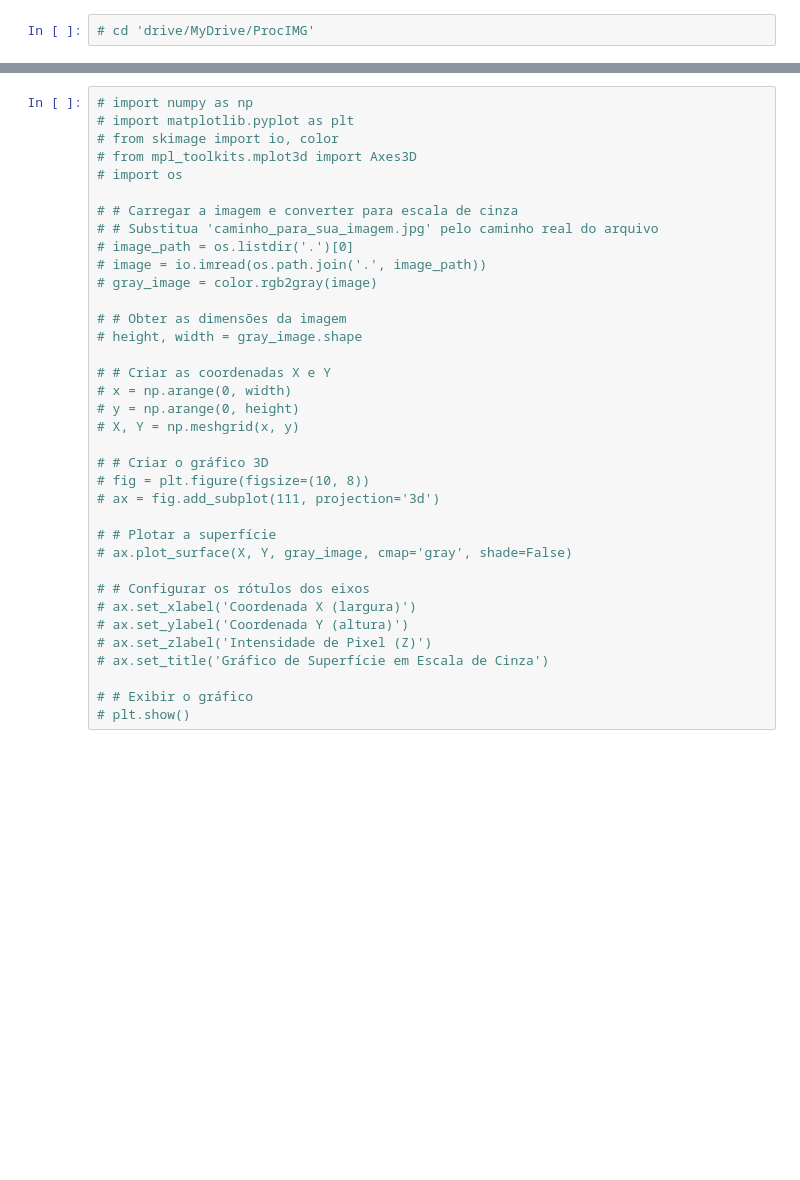
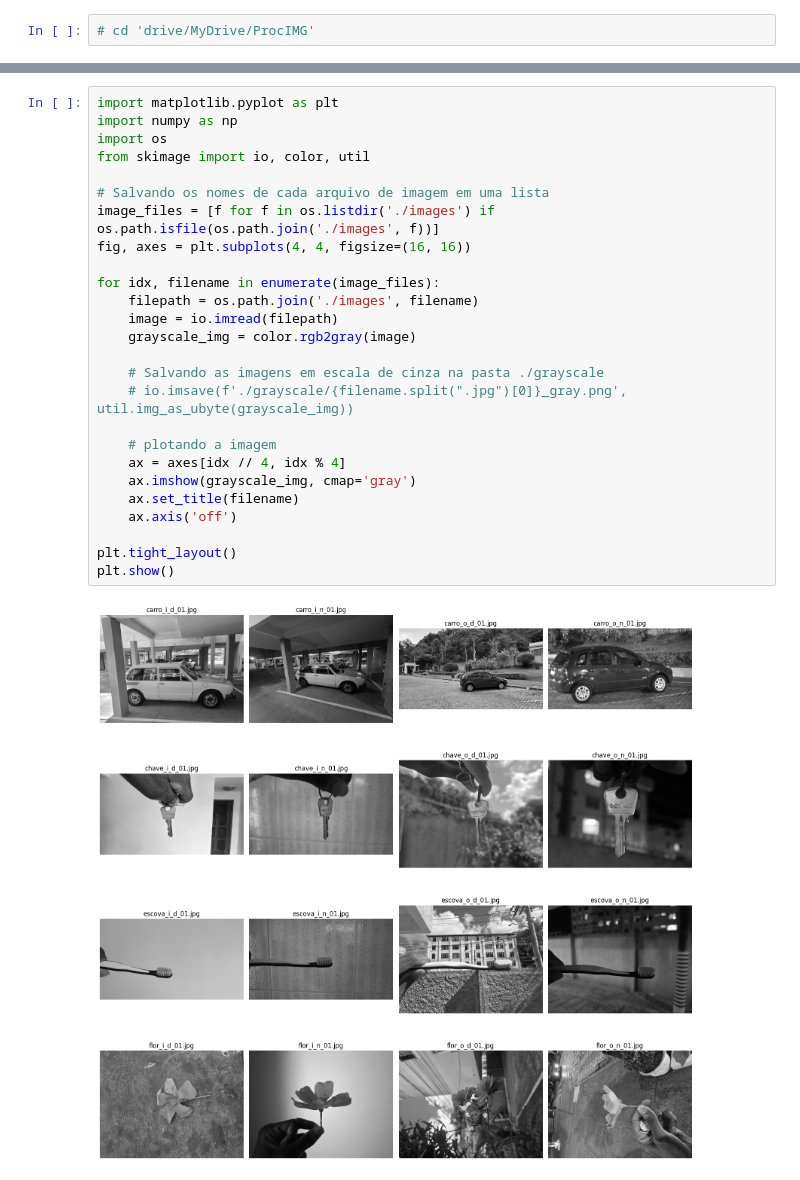
Before and after one commit to andreb308/processamento-de-imagens, a Jupyter notebook: ProcIMG_PlotGrayscale.ipynb, the cells around one changed output, grey strips where cells are left out. Saved outputs shown, nothing was run; the diff lists cells and outputs as text; blank space fills up the shorter version.

```diff
--- a/ProcIMG_PlotGrayscale.ipynb
+++ b/ProcIMG_PlotGrayscale.ipynb
@@ -48,36 +9,28 @@ Reading file: ./images\chave_i_n_01.jpg
-# %%
-# import numpy as np
-# import matplotlib.pyplot as plt
-# from skimage import io, color
-# from mpl_toolkits.mplot3d import Axes3D
-# import os
-
-# # Carregar a imagem e converter para escala de cinza
-# # Substitua 'caminho_para_sua_imagem.jpg' pelo caminho real do arquivo
-# image_path = os.listdir('.')[0]
-# image = io.imread(os.path.join('.', image_path))
-# gray_image = color.rgb2gray(image)
-
-# # Obter as dimensões da imagem
-# height, width = gray_image.shape
-
-# # Criar as coordenadas X e Y
-# x = np.arange(0, width)
-# y = np.arange(0, height)
-# X, Y = np.meshgrid(x, y)
-
-# # Criar o gráfico 3D
-# fig = plt.figure(figsize=(10, 8))
-# ax = fig.add_subplot(111, projection='3d')
-
-# # Plotar a superfície
-# ax.plot_surface(X, Y, gray_image, cmap='gray', shade=False)
-
-# # Configurar os rótulos dos eixos
-# ax.set_xlabel('Coordenada X (largura)')
-# ax.set_ylabel('Coordenada Y (altura)')
-# ax.set_zlabel('Intensidade de Pixel (Z)')
-# ax.set_title('Gráfico de Superfície em Escala de Cinza')
-
-# # Exibir o gráfico
-# plt.show()
+# %%
+import matplotlib.pyplot as plt
+import numpy as np
+import os
+from skimage import io, color, util
+
+# Salvando os nomes de cada arquivo de imagem em uma lista
+image_files = [f for f in os.listdir('./images') if os.path.isfile(os.path.join('./images', f))]
+fig, axes = plt.subplots(4, 4, figsize=(16, 16))
+
+for idx, filename in enumerate(image_files):
+    filepath = os.path.join('./images', filename)
+    image = io.imread(filepath)
+    grayscale_img = color.rgb2gray(image)
+
+    # Salvando as imagens em escala de cinza na pasta ./grayscale
+    # io.imsave(f'./grayscale/{filename.split(".jpg")[0]}_gray.png', util.img_as_ubyte(grayscale_img))
+
+    # plotando a imagem
+    ax = axes[idx // 4, idx % 4]
+    ax.imshow(grayscale_img, cmap='gray')
+    ax.set_title(filename)
+    ax.axis('off')
+
+plt.tight_layout()
+plt.show()
+# %% [output]
+[figure, added]
```
Also changed, not shown: parts of 1 cell of this notebook, 59 other files.
